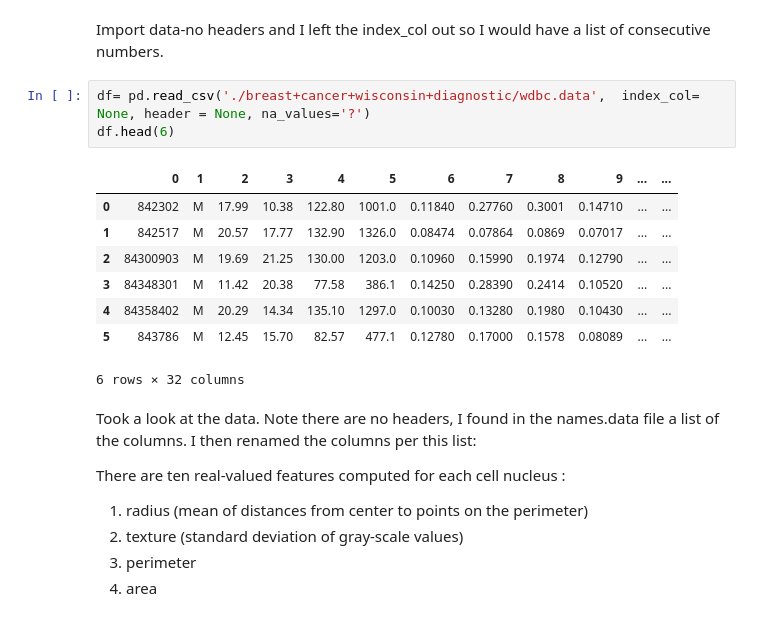
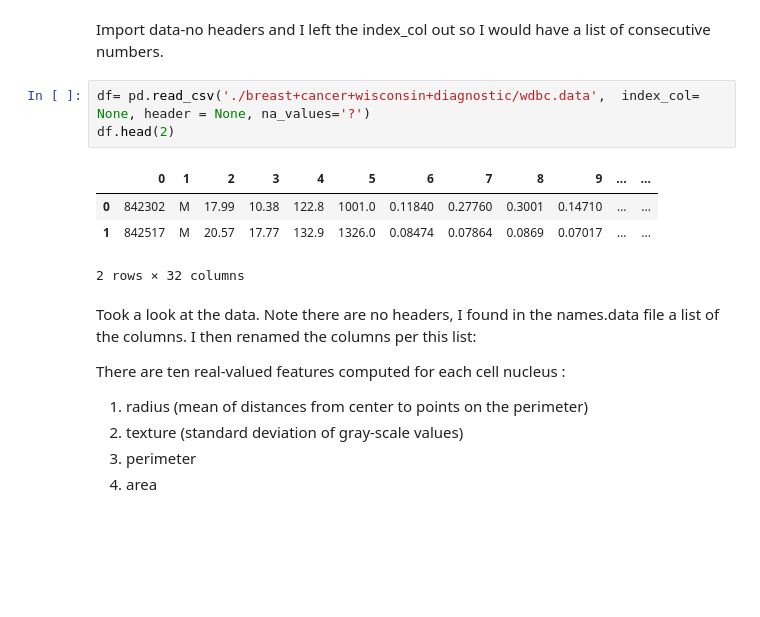
Before and after one commit to mars12161/bayer_challenge_d_life, a Jupyter notebook: breast_cancer_analysis.ipynb, the cells around one changed output. Saved outputs shown, nothing was run; the diff lists cells and outputs as text; blank space fills up the shorter version.

```diff
--- a/breast_cancer_analysis.ipynb
+++ b/breast_cancer_analysis.ipynb
@@ -18,16 +29,12 @@ breast+cancer+wisconsin+diagnostic/wdbc.names*
 Import data-no headers and I left the index_col out so I would have a list of consecutive numbers.
 # %%
 df= pd.read_csv('./breast+cancer+wisconsin+diagnostic/wdbc.data',  index_col= None, header = None, na_values='?')
-df.head(6)
+df.head(2)
 # %% [output]
 |  | 0 | 1 | 2 | 3 | 4 | 5 | 6 | 7 | 8 | 9 | ... | ... |
-| 0 | 842302 | M | 17.99 | 10.38 | 122.80 | 1001.0 | 0.11840 | 0.27760 | 0.3001 | 0.14710 | ... | ... |
-| 1 | 842517 | M | 20.57 | 17.77 | 132.90 | 1326.0 | 0.08474 | 0.07864 | 0.0869 | 0.07017 | ... | ... |
-| 2 | 84300903 | M | 19.69 | 21.25 | 130.00 | 1203.0 | 0.10960 | 0.15990 | 0.1974 | 0.12790 | ... | ... |
-| 3 | 84348301 | M | 11.42 | 20.38 | 77.58 | 386.1 | 0.14250 | 0.28390 | 0.2414 | 0.10520 | ... | ... |
-| 4 | 84358402 | M | 20.29 | 14.34 | 135.10 | 1297.0 | 0.10030 | 0.13280 | 0.1980 | 0.10430 | ... | ... |
-| 5 | 843786 | M | 12.45 | 15.70 | 82.57 | 477.1 | 0.12780 | 0.17000 | 0.1578 | 0.08089 | ... | ... |
+| 0 | 842302 | M | 17.99 | 10.38 | 122.8 | 1001.0 | 0.11840 | 0.27760 | 0.3001 | 0.14710 | ... | ... |
+| 1 | 842517 | M | 20.57 | 17.77 | 132.9 | 1326.0 | 0.08474 | 0.07864 | 0.0869 | 0.07017 | ... | ... |
-6 rows × 32 columns
+2 rows × 32 columns
 # %% [markdown]
 Took a look at the data.  Note there are no headers, I found in the names.data file a list of the columns.  I then renamed the columns per this list:
 
```
Also changed, not shown: parts of 72 cells of this notebook, 6 other files.
